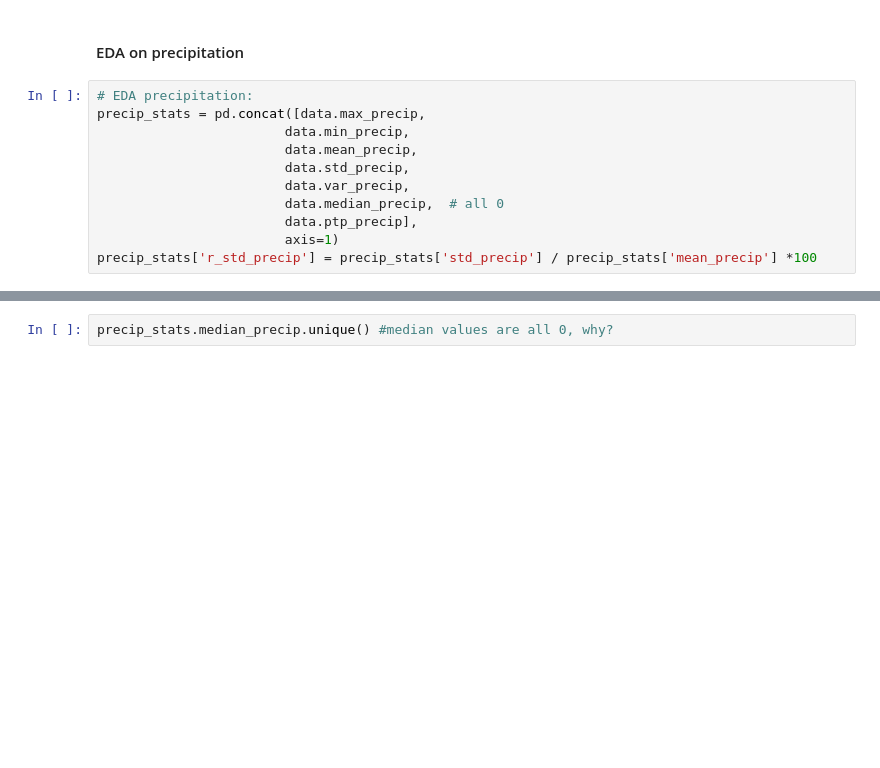
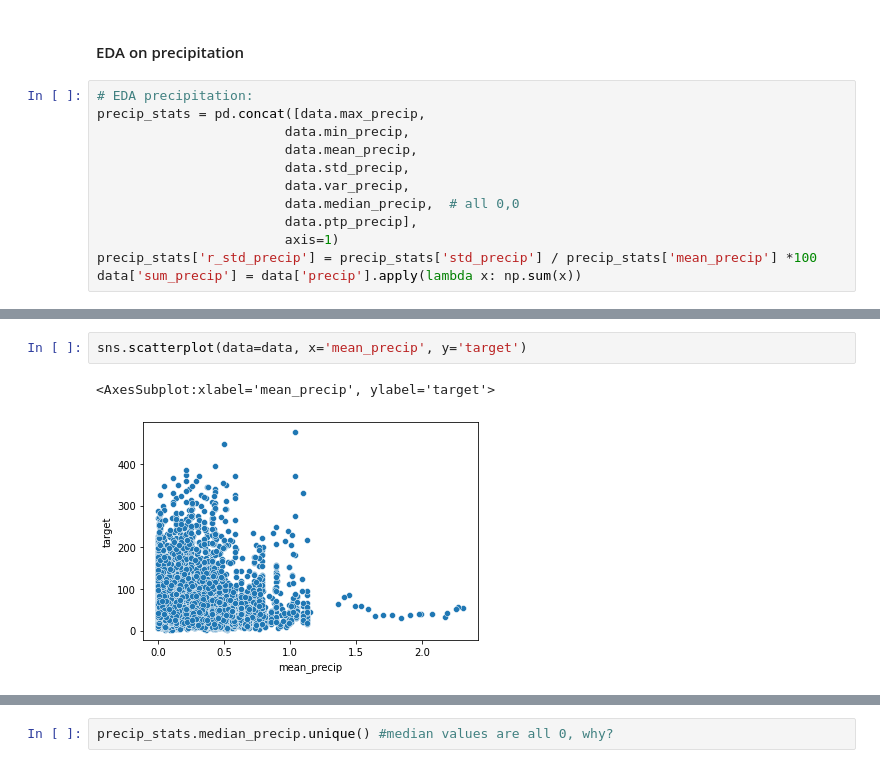
Before and after one commit to sm4rtm4art/airquality, a Jupyter notebook: EDA-and-modeling.ipynb, the cells around one changed output, grey strips where cells are left out. Saved outputs shown, nothing was run; the diff lists cells and outputs as text; blank space fills up the shorter version.

```diff
--- a/EDA-and-modeling.ipynb
+++ b/EDA-and-modeling.ipynb
@@ -50,7 +81,8 @@ precip_stats = pd.concat([data.max_precip,
                         data.mean_precip,
                         data.std_precip,
                         data.var_precip,
-                        data.median_precip,  # all 0
+                        data.median_precip,  # all 0,0
                         data.ptp_precip],
                         axis=1)
 precip_stats['r_std_precip'] = precip_stats['std_precip'] / precip_stats['mean_precip'] *100
+data['sum_precip'] = data['precip'].apply(lambda x: np.sum(x))
@@ -63,0 +89,5 @@ dtype: int64
+# %%
+sns.scatterplot(data=data, x='mean_precip', y='target')
+# %% [output]
+<AxesSubplot:xlabel='mean_precip', ylabel='target'>
+[figure, added]
```
Also changed, not shown: parts of 29 cells of this notebook.
